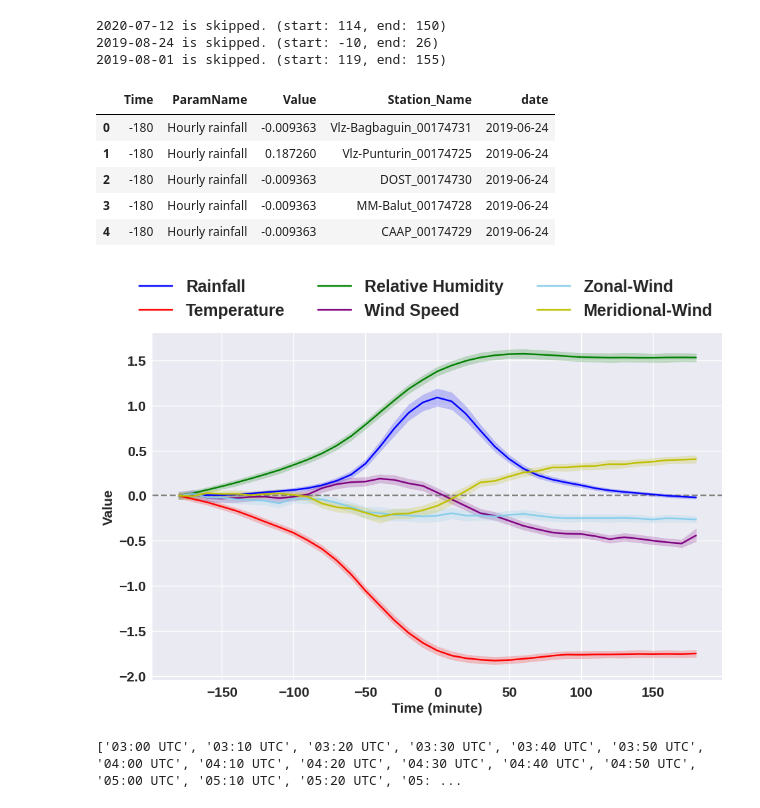
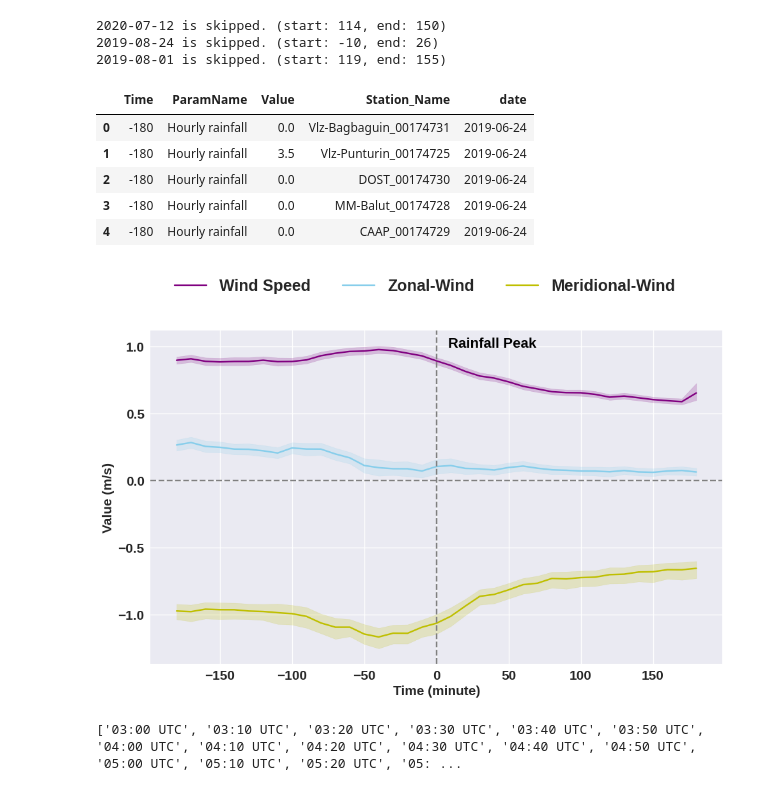
Before and after one commit to tsugumi-sys/poteka_data_analysis, a Jupyter notebook: EDA/rain/superposed_epoch_analysis_highquality.ipynb, the cells around one changed output. Saved outputs shown, nothing was run; the diff lists cells and outputs as text; code cells hidden in the pictures.

```diff
--- a/EDA/rain/superposed_epoch_analysis_highquality.ipynb
+++ b/EDA/rain/superposed_epoch_analysis_highquality.ipynb
@@ -80,7 +80,7 @@ for date in target_data.keys():
         start_time=target_data[date]["start_time"],
         end_time=target_data[date]["end_time"],
     )
-    compare_df = get_compare_by_time_df(time_series_df, set_zero_start=True, scaling_method="both")
+    compare_df = get_compare_by_time_df(time_series_df, set_zero_start=False, scaling_method="none")
     # Reset Time
     unique_times = compare_df["Time"].unique()
     sorted_unique_times = sorted([int(t.replace(":", "")) for t in unique_times])
@@ -100,11 +100,11 @@ data_df = data_df.replace(target_poteka_params, target_params)
 data_df.head()
 # %% [output]
 |  | Time | ParamName | Value | Station_Name | date |
-| 0 | -180 | Hourly rainfall | -0.009363 | Vlz-Bagbaguin_00174731 | 2019-06-24 |
-| 1 | -180 | Hourly rainfall | 0.187260 | Vlz-Punturin_00174725 | 2019-06-24 |
-| 2 | -180 | Hourly rainfall | -0.009363 | DOST_00174730 | 2019-06-24 |
-| 3 | -180 | Hourly rainfall | -0.009363 | MM-Balut_00174728 | 2019-06-24 |
-| 4 | -180 | Hourly rainfall | -0.009363 | CAAP_00174729 | 2019-06-24 |
+| 0 | -180 | Hourly rainfall | 0.0 | Vlz-Bagbaguin_00174731 | 2019-06-24 |
+| 1 | -180 | Hourly rainfall | 3.5 | Vlz-Punturin_00174725 | 2019-06-24 |
+| 2 | -180 | Hourly rainfall | 0.0 | DOST_00174730 | 2019-06-24 |
+| 3 | -180 | Hourly rainfall | 0.0 | MM-Balut_00174728 | 2019-06-24 |
+| 4 | -180 | Hourly rainfall | 0.0 | CAAP_00174729 | 2019-06-24 |
 # %%
 plt.style.use('seaborn')
 # %%
@@ -121,7 +121,7 @@ def set_legends(
 def set_labels(ax):
     fontsize, fontweight = 15, 'bold'
     ax.set_xlabel("Time (minute)", fontsize=fontsize, fontweight=fontweight)
-    ax.set_ylabel('Value', fontsize=fontsize, fontweight=fontweight)
+    ax.set_ylabel('Value (m/s)', fontsize=fontsize, fontweight=fontweight)
 
 def set_ticks(ax, xticks = None, yticks = None, xticklabels = None, yticklabels = None):
     fontsize, fontweight = 15, 'bold'
@@ -137,43 +137,47 @@ def set_ticks(ax, xticks = None, yticks = None, xticklabels = None, yticklabels
     for obj in ax.get_xticklabels():
         obj.set_fontweight(fontweight)
         obj.set_fontsize(fontsize)
     for obj in ax.get_yticklabels():
         obj.set_fontweight(fontweight)
         obj.set_fontsize(fontsize)
 
-def get_palette(target_params, colors = ['blue', 'red', 'green', 'purple', 'skyblue', 'y']):
+def get_palette(target_params, colors = ['blue', 'red', 'green']):
     return {name: col for name, col in zip(target_params, colors)}
 
 fig, ax = plt.subplots(figsize=(10, 7))
 ax.axhline(y=0, linestyle='--', color='gray')
 # for station_name, grouped_df in compare_df.groupby(by=["Station_Name"]):
 #     if station_name not in exclude_observation_points:
 #         sns.lineplot(data=grouped_df, x="Time", y="Value", hue="ParamName", hue_order=target_col, ax=ax)
 
 # exclude_observation_points=["MM-EFCOS_00173456", "CentPark_00181288", "Vlz-DRRMO_00174734", "MM-Libertad_00181289"]
 # compare_df = compare_df.loc[~compare_df["Station_Name"].isin([exclude_observation_points])]
-target_params = ["Hourly rainfall", "Temperature", "Relative Humidity", "Wind Speed", "U-Wind", "V-Wind"]
-# target_params = ["Wind Speed", "U-Wind", "V-Wind"]
-# legend_labels = ["Wind Speed", "Zonal-Wind", "Meridional-Wind"]
-# colors = ['purple', 'skyblue', 'y']
+# target_params = ["Hourly rainfall", "Temperature", "Relative Humidity"]
+target_params = ["Wind Speed", "U-Wind", "V-Wind"]
+legend_labels = ["Wind Speed", "Zonal-Wind", "Meridional-Wind"]
+colors = ['purple', 'skyblue', 'y']
 
-g = sns.lineplot(data=data_df, x="Time", y="Value", hue="ParamName", hue_order=target_params, ax=ax, ci=95, palette=get_palette(target_params))
-# g = sns.lineplot(data=data_df, x="Time", y="Value", hue="ParamName", hue_order=target_params, ax=ax, ci=95, palette=get_palette(target_params, colors))
+# g = sns.lineplot(data=data_df, x="Time", y="Value", hue="ParamName", hue_order=target_params, ax=ax, ci=95, palette=get_palette(target_params))
+g = sns.lineplot(data=data_df, x="Time", y="Value", hue="ParamName", hue_order=target_params, ax=ax, ci=95, palette=get_palette(target_params, colors))
 
 handles, labels = g.get_legend_handles_labels()
 
-set_legends(ax, handles, labels)
-# set_legends(ax, handles, labels, legend_labels)
+# set_legends(ax, handles, labels)
+set_legends(ax, handles, labels, legend_labels)
 
 set_labels(ax)
 set_ticks(ax)
+
+# Plot rainfall peak
+ax.axvline(x=0, color='gray', linestyle='--')
+ax.text(0.52, 0.95, 'Rainfall Peak', fontweight='bold', color='black', fontsize=16, transform=ax.transAxes)
 
 plt.tight_layout()
 plt.savefig('alldata-epoch-analysis.pdf', format='pdf', bbox_inches='tight')
 plt.show()
 plt.close()
 # %% [output]
-[figure, old version]
+[figure, new version]
 # %%
 def format_time(t: str):
     t = t.replace('.csv', '').replace('-', ':')
```
Also changed, not shown: parts of 2 cells of this notebook, 1 other file.
